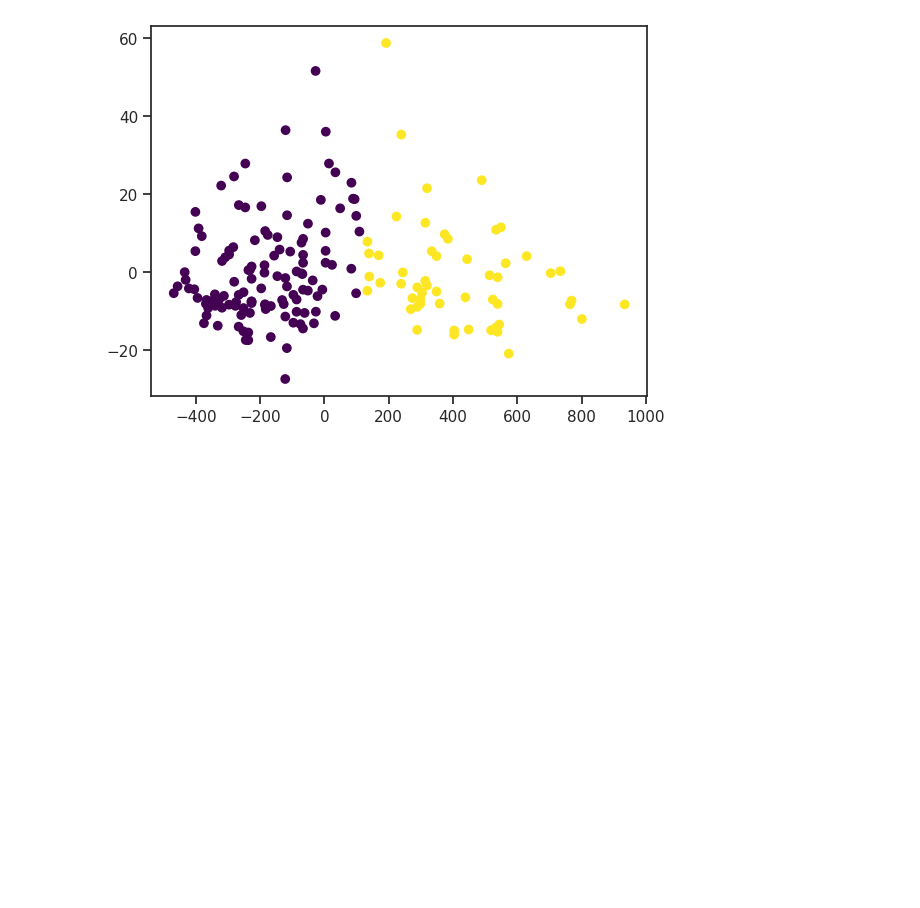
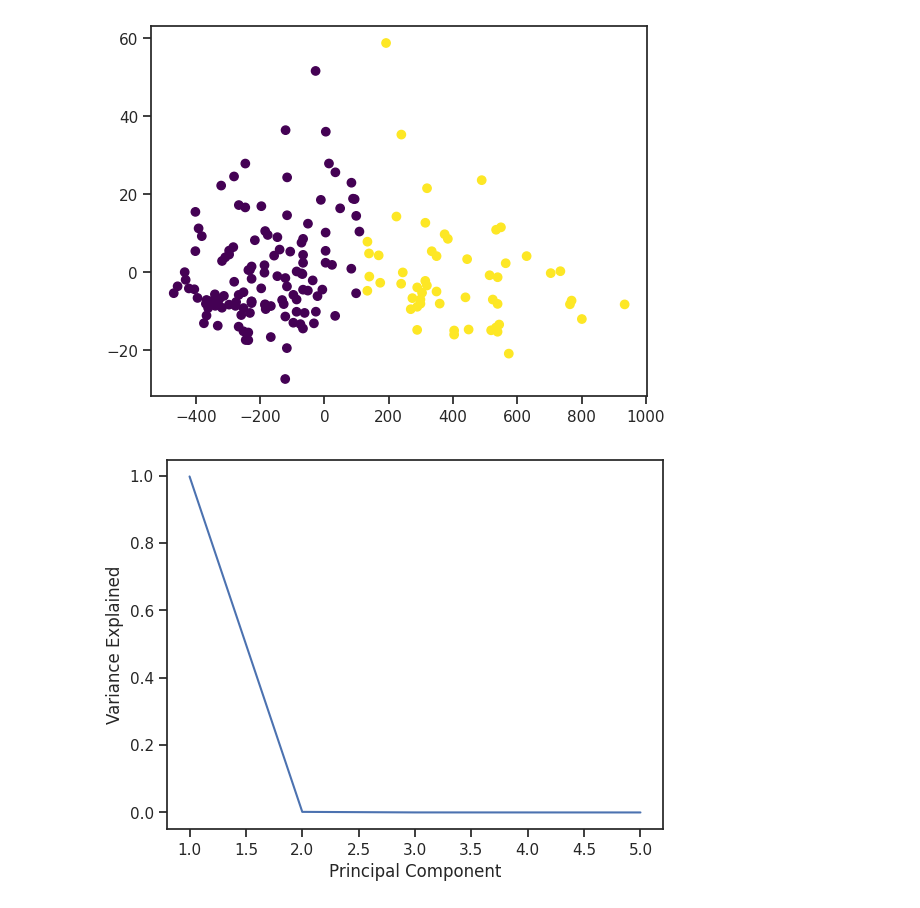
Before and after one commit to ybrenning/ivda, a Jupyter notebook: 02/02-solution.ipynb, the cells around one changed output. Saved outputs shown, nothing was run; the diff lists cells and outputs as text; code cells hidden in the pictures; blank space fills up the shorter version.

```diff
--- a/02/02-solution.ipynb
+++ b/02/02-solution.ipynb
@@ -218,8 +221,19 @@ optimal_clusters = n_clusters[np.argmin(db_scores)]
 optimal_kmeans = KMeans(init='k-means++', n_init='auto', n_clusters=optimal_clusters, random_state=42)
 # %%
 pca = PCA(n_components=2)
-X_reduced = pca.fit_transform(X)
+pca.fit(X)
+X_reduced = pca.transform(X)
 plt.scatter(X_reduced[:, 0], X_reduced[:, 1], c=optimal_kmeans.fit_predict(X), cmap='viridis')
 plt.show()
 # %% [output]
 [figure]
+# %%
+pca = PCA(n_components=5)
+pca.fit(X)
+pca_components = np.arange(pca.n_components_) + 1
+plt.plot(pca_components, pca.explained_variance_ratio_)
+plt.xlabel('Principal Component')
+plt.ylabel('Variance Explained')
+plt.show()
+# %% [output]
+[figure, added]
```
Also changed, not shown: parts of 2 cells of this notebook.
